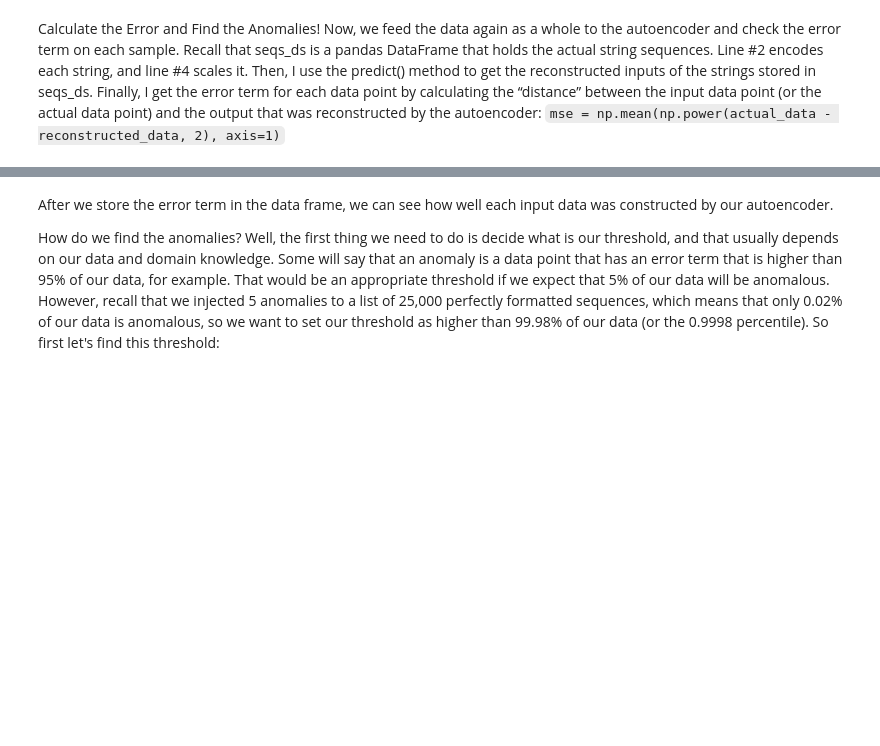
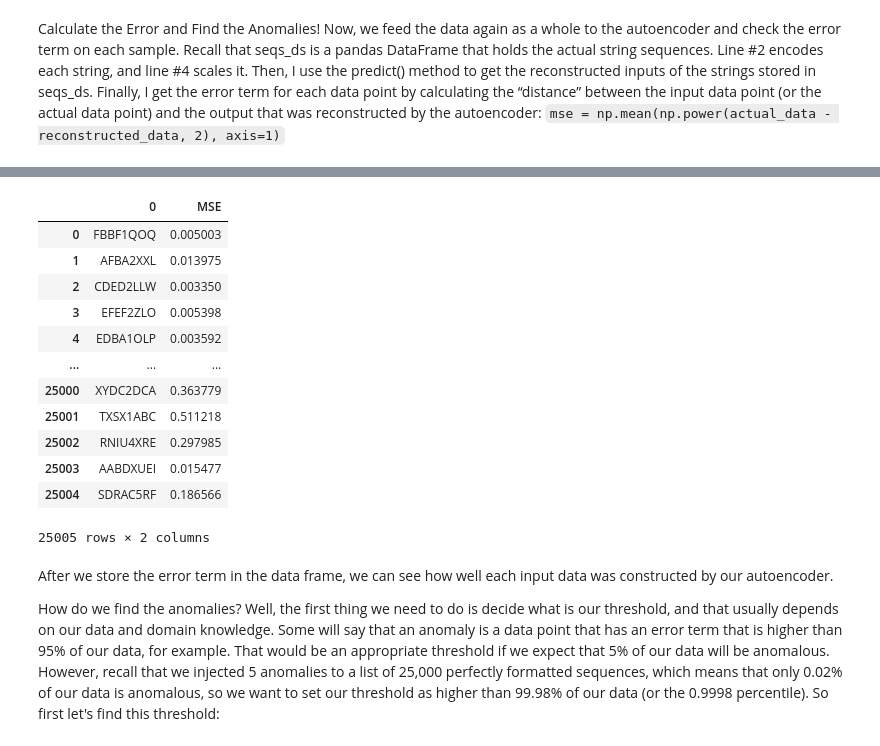
Before and after one commit to xxl4tomxu98/anomamly-detection-autoencoder, a Jupyter notebook: sequence-anomaly.ipynb, the cells around one changed output, grey strips where cells are left out. Saved outputs shown, nothing was run; the diff lists cells and outputs as text; code cells hidden in the pictures; blank space fills up the shorter version.

```diff
--- a/sequence-anomaly.ipynb
+++ b/sequence-anomaly.ipynb
@@ -190,4 +205,5 @@ predicted = autoencoder.predict(scaled_data)
 mse = np.mean(np.power(scaled_data - predicted, 2), axis=1)
 #now add them to our data frame
 seqs_ds['MSE'] = mse
+display(seqs_ds)
 # %% [output]
@@ -195,3 +211,16 @@ seqs_ds['MSE'] = mse
+|  | 0 | MSE |
+| 0 | FBBF1QOQ | 0.005003 |
+| 1 | AFBA2XXL | 0.013975 |
+| 2 | CDED2LLW | 0.003350 |
+| 3 | EFEF2ZLO | 0.005398 |
+| 4 | EDBA1OLP | 0.003592 |
+| ... | ... | ... |
+| 25000 | XYDC2DCA | 0.363779 |
+| 25001 | TXSX1ABC | 0.511218 |
+| 25002 | RNIU4XRE | 0.297985 |
+| 25003 | AABDXUEI | 0.015477 |
+| 25004 | SDRAC5RF | 0.186566 |
+25005 rows × 2 columns
 # %% [markdown]
 After we store the error term in the data frame, we can see how well each input data was constructed by our autoencoder.
 
```
Also changed, not shown: parts of 11 cells of this notebook, 2 other files.
